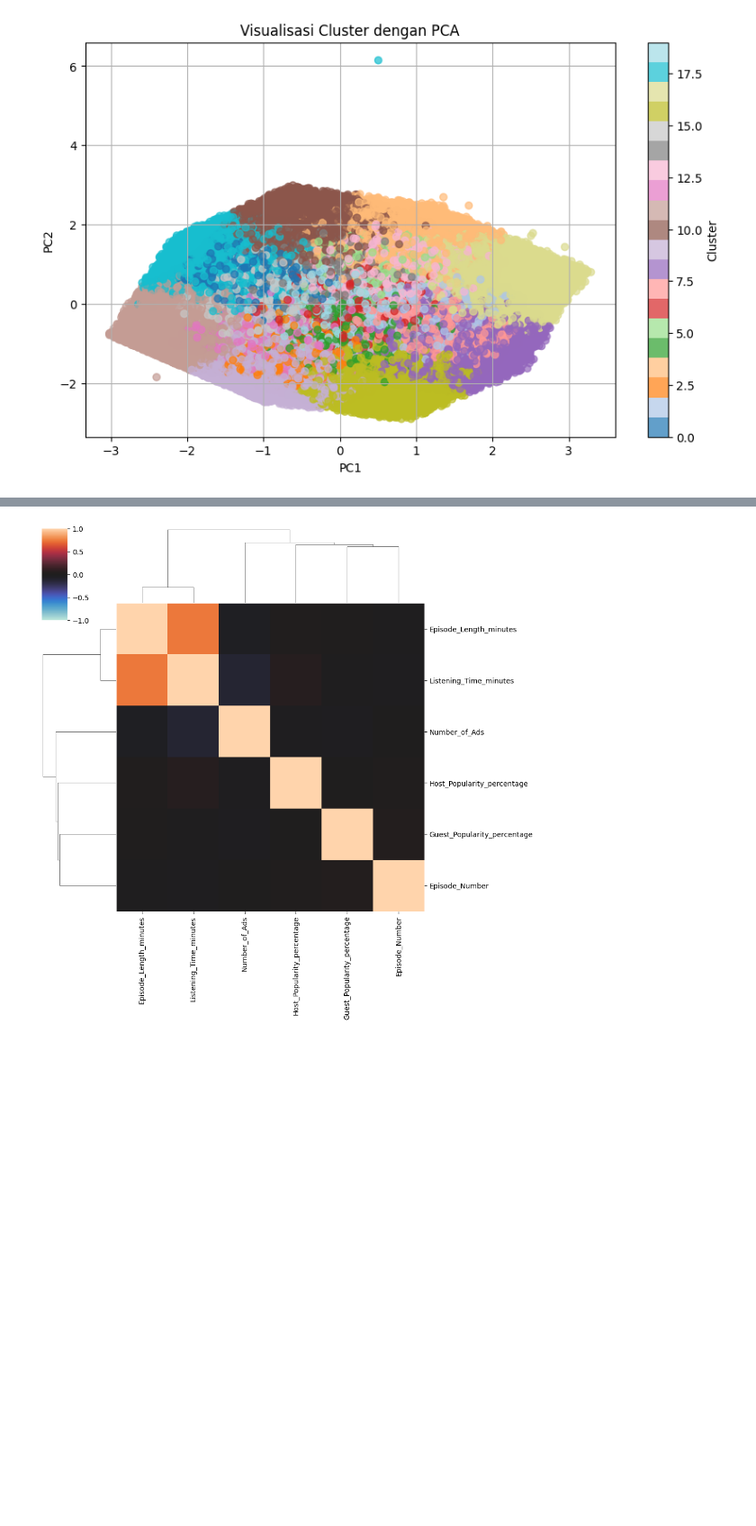
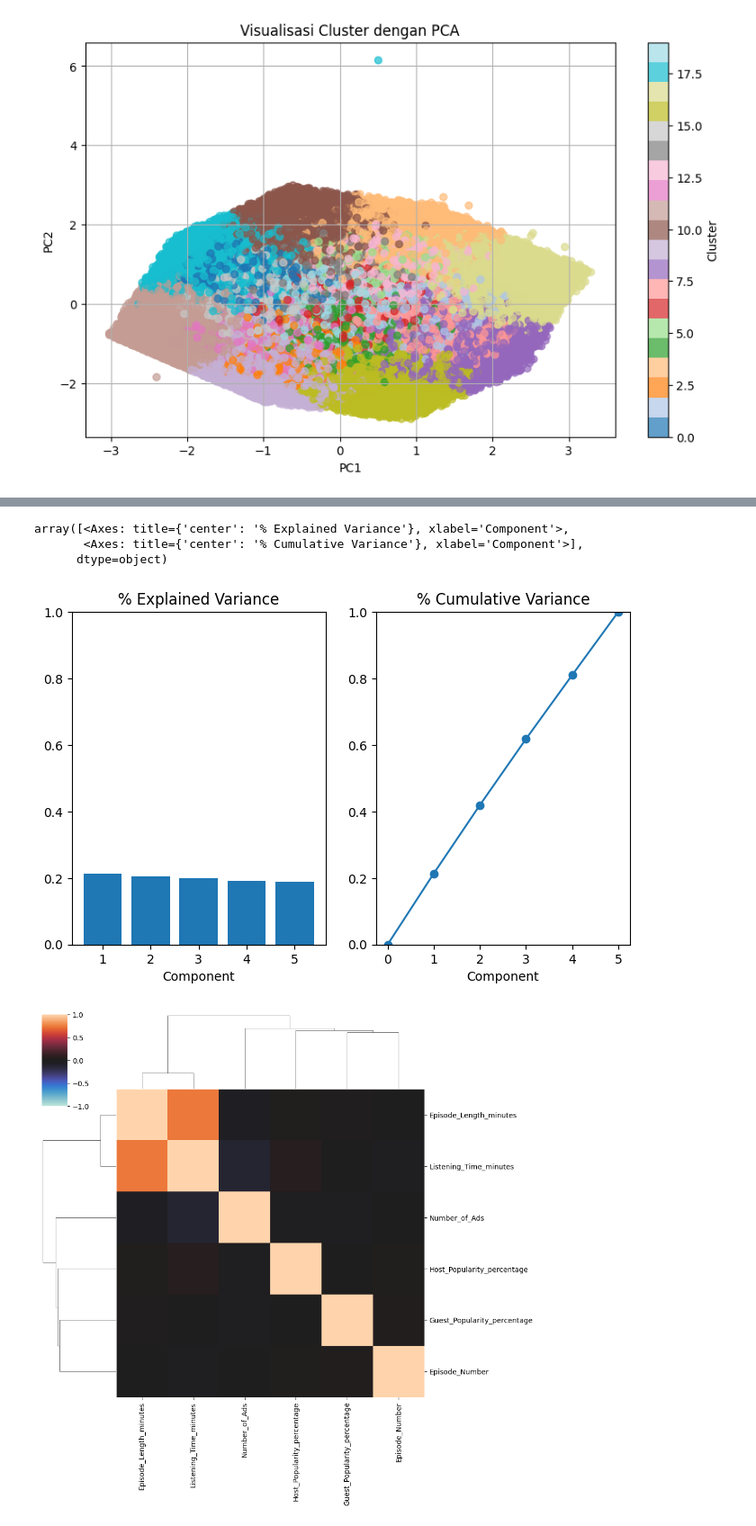
Before and after one commit to AzrilFahmiardi/podcast_listeningtime_compe, a Jupyter notebook: podcast_listeningTime_compe.ipynb, the cells around one changed output, grey strips where cells are left out. Shown: that part at 90% size. Cells and saved outputs as stored; diff of their text form; code cells hidden in the pictures; blank space fills up the shorter version.

```diff
--- a/podcast_listeningTime_compe.ipynb
+++ b/podcast_listeningTime_compe.ipynb
@@ -341,3 +406,13 @@ def pca_components(df, features):
+# %%
+df_pca = X.loc[:, pca_features]
+pca, X_pca, loadings = apply_pca(df_pca)
+plot = plot_variance(pca)
+plot
+# %% [output]
+array([<Axes: title={'center': '% Explained Variance'}, xlabel='Component'>,
+       <Axes: title={'center': '% Cumulative Variance'}, xlabel='Component'>],
+      dtype=object)
+[figure, added]
 # %%
 def corrplot(df, method="pearson", annot=True, **kwargs):
     sns.clustermap(
```
Also changed, not shown: parts of 12 cells of this notebook.
